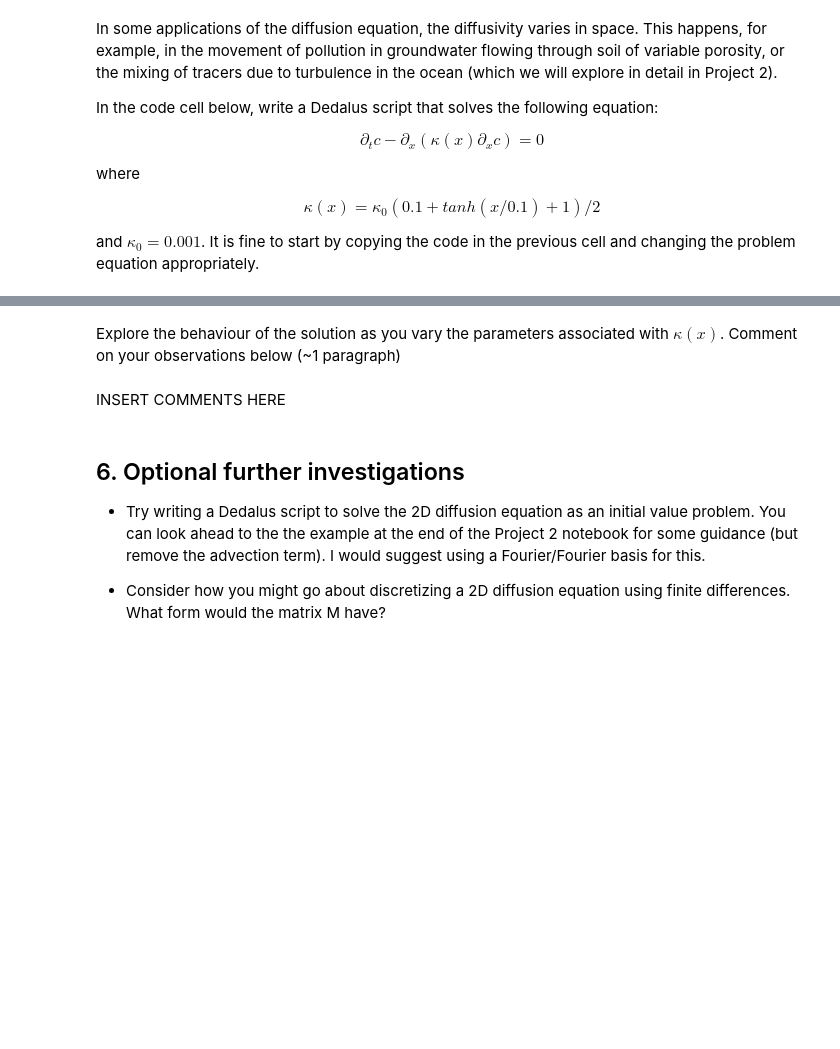
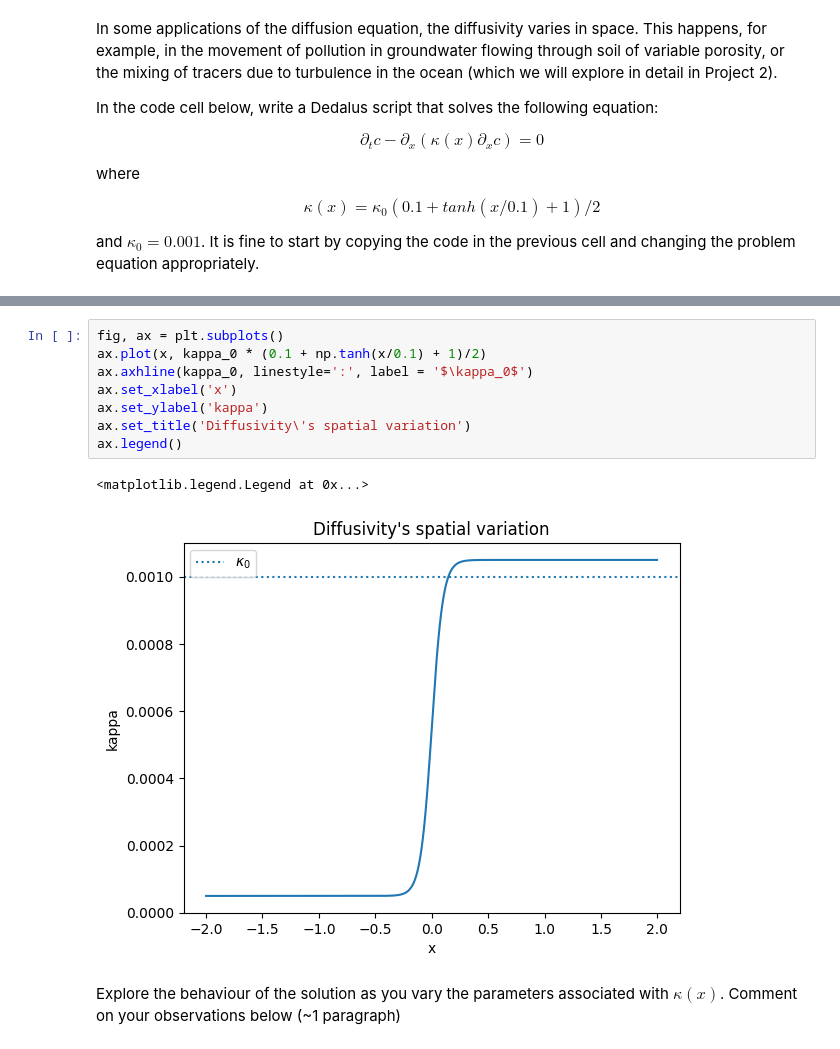
Before and after one commit to sjg230/QCES_LNM, a Jupyter notebook: Project1_dedalus.ipynb, the cells around one changed output, grey strips where cells are left out. Saved outputs shown, nothing was run; the diff lists cells and outputs as text; blank space fills up the shorter version.

```diff
--- a/Project1_dedalus.ipynb
+++ b/Project1_dedalus.ipynb
@@ -504,10 +579,13 @@ and $\kappa_0=0.001$. It is fine to start by copying the code in the previous ce
+# %%
+fig, ax = plt.subplots()
+ax.plot(x, kappa_0 * (0.1 + np.tanh(x/0.1) + 1)/2)
+ax.axhline(kappa_0, linestyle=':', label = '$\kappa_0$')
+ax.set_xlabel('x')
+ax.set_ylabel('kappa')
+ax.set_title('Diffusivity\'s spatial variation')
+ax.legend()
+# %% [output]
+<matplotlib.legend.Legend at 0x...>
+[figure, added]
 # %% [markdown]
 Explore the behaviour of the solution as you vary the parameters associated with $\kappa(x)$. Comment on your observations below (~1 paragraph)
-# %% [markdown]
-INSERT COMMENTS HERE
-# %% [markdown]
-## 6. Optional further investigations
-
-* Try writing a Dedalus script to solve the 2D diffusion equation as an initial value problem.  You can look ahead to the the example at the end of the Project 2 notebook for some guidance (but remove the advection term). I would suggest using a Fourier/Fourier basis for this.
-
-* Consider how you might go about discretizing a 2D diffusion equation using finite differences.  What form would the matrix M have?
```
Also changed, not shown: parts of 6 cells of this notebook.
